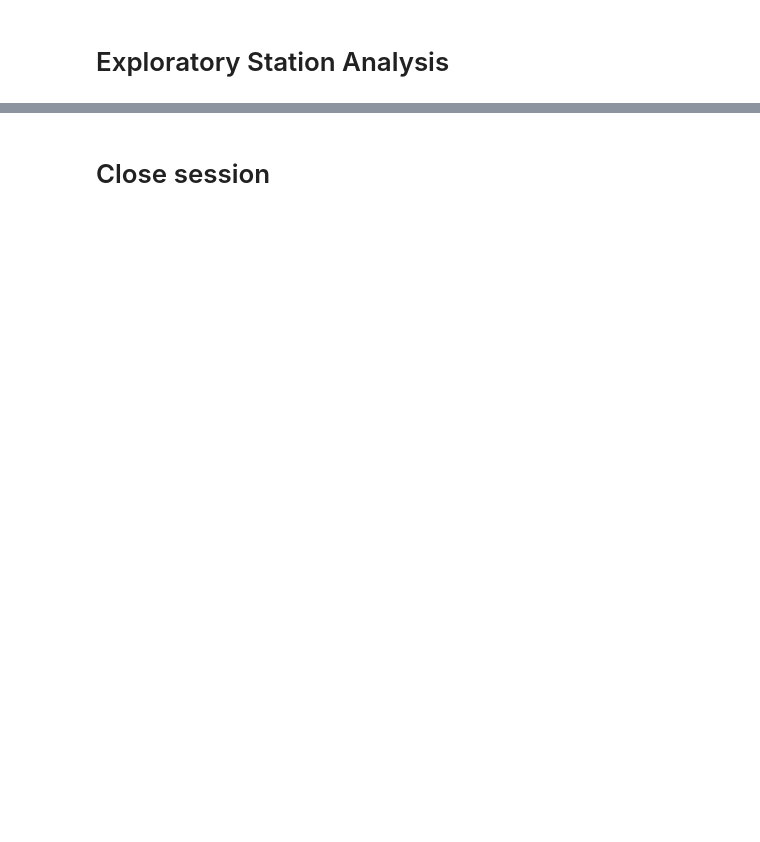
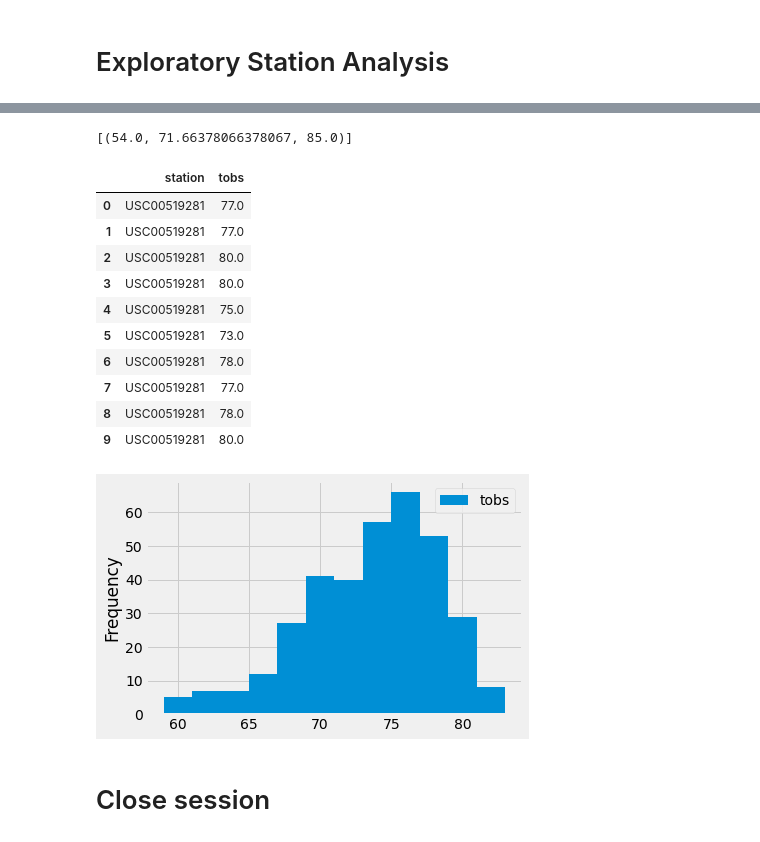
Before and after one commit to dkoski23/sql_alchemy_hw, a Jupyter notebook: climate_starter.ipynb, the cells around one changed output, grey strips where cells are left out. Saved outputs shown, nothing was run; the diff lists cells and outputs as text; code cells hidden in the pictures; blank space fills up the shorter version.

Commit message:
Add files via upload
Histogram done

```diff
--- a/climate_starter.ipynb
+++ b/climate_starter.ipynb
@@ -94,3 +108,5 @@ measurement_df.plot(rot=90)
 # %%
 # Design a query to find the most active stations (i.e. what stations have the most rows?)
 # List the stations and the counts in descending order.
+results = session.query(measurement.station, func.count(measurement.station)).group_by(measurement.station).order_by(func.count(measurement.station).desc()).all()
+results
@@ -97,8 +123,35 @@ measurement_df.plot(rot=90)
 # %%
 # Using the most active station id from the previous query, calculate the lowest, highest, and average temperature.
+active_station = results[0][0]
+session.query(func.min(measurement.tobs), func.avg(measurement.tobs), func.max(measurement.tobs)).\
+                filter(measurement.station == active_station).all()
+# %% [output]
+[(54.0, 71.66378066378067, 85.0)]
 # %%
 # Using the most active station id
 # Query the last 12 months of temperature observation data for this station and plot the results as a histogram
+import datetime as df
+year_results = df.date(2017, 8, 23) - dt.timedelta(days=365)
+last_year = session.query(measurement.station,measurement.tobs).\
+            filter(measurement.station == active_station).\
+            filter(measurement.date >= year_results).all()
+last_year_df = pd.DataFrame(last_year, columns = ['station', 'tobs'])
+
+last_year_df.plot.hist(bins=12)
+last_year_df.head(10)
+# %% [output]
+|  | station | tobs |
+| 0 | USC00519281 | 77.0 |
+| 1 | USC00519281 | 77.0 |
+| 2 | USC00519281 | 80.0 |
+| 3 | USC00519281 | 80.0 |
+| 4 | USC00519281 | 75.0 |
+| 5 | USC00519281 | 73.0 |
+| 6 | USC00519281 | 78.0 |
+| 7 | USC00519281 | 77.0 |
+| 8 | USC00519281 | 78.0 |
+| 9 | USC00519281 | 80.0 |
+[figure, added]
 # %% [markdown]
 # Close session
 # %%
```
Also changed, not shown: parts of 3 cells of this notebook.
